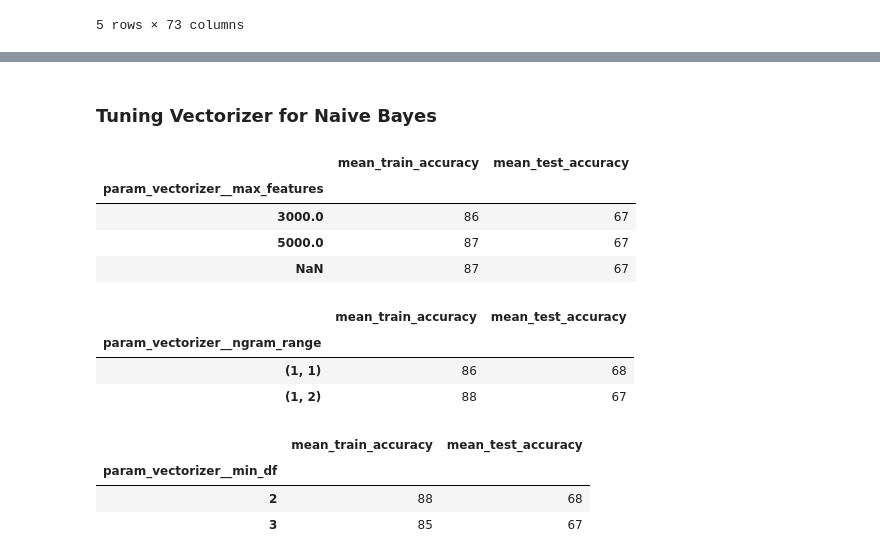
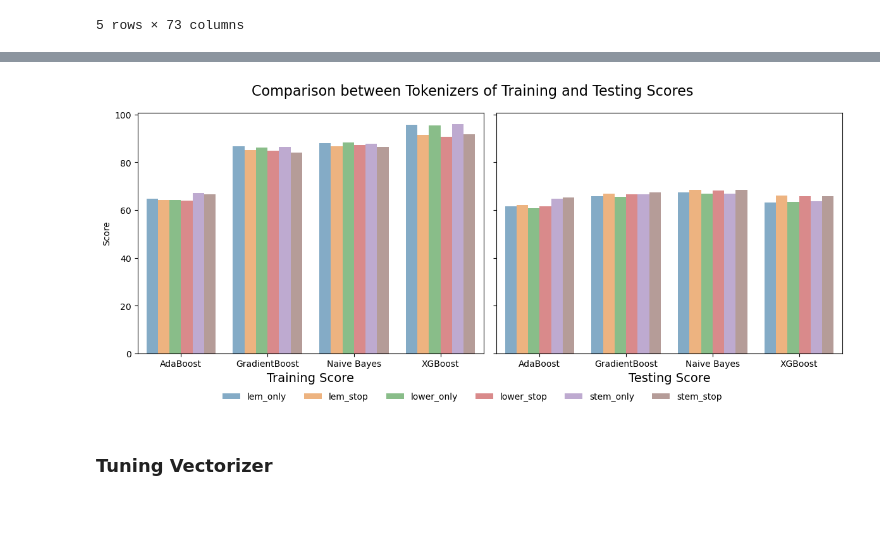
Before and after one commit to auttwitter/DSI-04, a Jupyter notebook: projects/project_3/code/03_Vectorizer_Performance.ipynb, the cells around one changed output, grey strips where cells are left out. Cells and saved outputs as stored; diff of their text form; code cells hidden in the pictures; blank space fills up the shorter version.

```diff
--- a/projects/project_3/code/03_Vectorizer_Performance.ipynb
+++ b/projects/project_3/code/03_Vectorizer_Performance.ipynb
@@ -159,2 +216,50 @@ df.groupby(['param_classifier','param_vectorizer','param_vectorizer__tokenizer']
+# %%
+fig, axes = plt.subplots(1, 2, figsize = (12, 5), sharey = True)
+
+# Training Score
+sns.barplot(data = dy[dy['param_vectorizer'] == 'TfidfVectorizer(token_pattern=None)']
+            , x = 'param_classifier'
+            , y = 'mean_train_accuracy'
+            , hue = 'param_vectorizer__tokenizer'
+            #, palette = 'muted'
+            , alpha = 0.6
+            , ax = axes[0]
+           )
+axes[0].set_title('')
+axes[0].set_xlabel('Training Score', fontsize = 14)
+axes[0].set_ylabel('Score')
+axes[0].legend().remove()
+
+# Testing Score
+sns.barplot(data = dy[dy['param_vectorizer'] == 'TfidfVectorizer(token_pattern=None)']
+            , x = 'param_classifier'
+            , y = 'mean_test_accuracy'
+            , hue = 'param_vectorizer__tokenizer'
+            #, palette = 'muted'
+            , alpha = 0.6
+            , ax = axes[1]
+           )
+axes[1].set_title('')
+axes[1].set_xlabel('Testing Score', fontsize = 14)
+axes[1].set_ylabel('')
+axes[1].legend().remove()
+
+# Create shared legend
+handles, labels = axes[1].get_legend_handles_labels()
+fig.legend(handles
+           , labels
+           , loc = 'center'
+           , bbox_to_anchor = (0.5, -0.01)
+           , ncol = len(labels)
+           , frameon = False
+          )
+
+# Adjust layout and display
+fig.suptitle('Comparison between Tokenizers of Training and Testing Scores', fontsize=16)
+plt.tight_layout()
+#plt.savefig('../images/tokenizer_performance.png', dpi = 300, bbox_inches = 'tight')
+plt.show();
+# %% [output]
+[figure, added]
 # %% [markdown]
-### Tuning Vectorizer for Naive Bayes
+### Tuning Vectorizer
@@ -169,28 +265,0 @@ df.groupby(['param_classifier','param_vectorizer','param_vectorizer__tokenizer']
-# %%
-df[(df['param_classifier'] == 'Naive Bayes') & (df['param_vectorizer'] == 'TfidfVectorizer(token_pattern=None)')]\
-.groupby(['param_vectorizer__max_features'], dropna = False)\
-[['mean_train_accuracy', 'mean_test_accuracy']].mean().mul(100).astype(int)
-# %% [output]
-|  | mean_train_accuracy | mean_test_accuracy |
-| param_vectorizer__max_features |  |  |
-| 3000.0 | 86 | 67 |
-| 5000.0 | 87 | 67 |
-| NaN | 87 | 67 |
-# %%
-df[(df['param_classifier'] == 'Naive Bayes') & (df['param_vectorizer'] == 'TfidfVectorizer(token_pattern=None)')]\
-.groupby(['param_vectorizer__ngram_range'], dropna = False)\
-[['mean_train_accuracy', 'mean_test_accuracy']].mean().mul(100).astype(int)
-# %% [output]
-|  | mean_train_accuracy | mean_test_accuracy |
-| param_vectorizer__ngram_range |  |  |
-| (1, 1) | 86 | 68 |
-| (1, 2) | 88 | 67 |
-# %%
-df[(df['param_classifier'] == 'Naive Bayes') & (df['param_vectorizer'] == 'TfidfVectorizer(token_pattern=None)')]\
-.groupby(['param_vectorizer__min_df'], dropna = False)\
-[['mean_train_accuracy', 'mean_test_accuracy']].mean().mul(100).astype(int)
-# %% [output]
-|  | mean_train_accuracy | mean_test_accuracy |
-| param_vectorizer__min_df |  |  |
-| 2 | 88 | 68 |
-| 3 | 85 | 67 |
```
Also changed, not shown: parts of 18 cells of this notebook, 5 other files.
